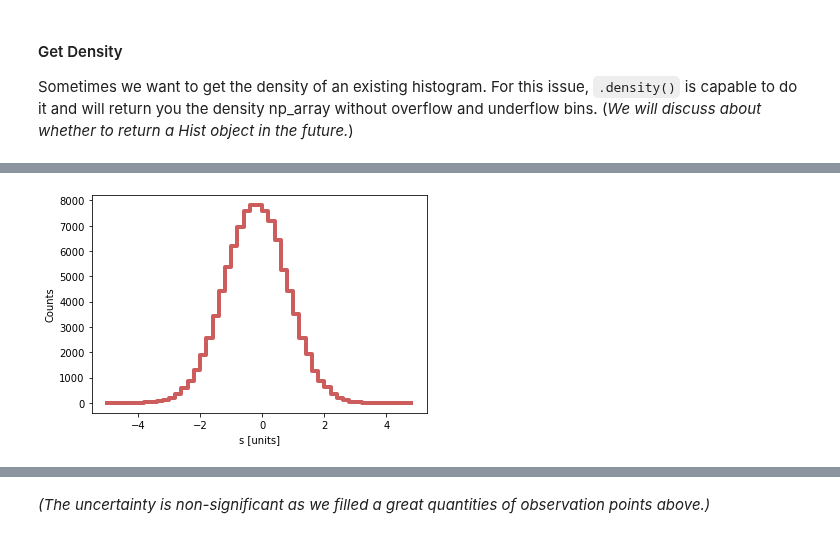
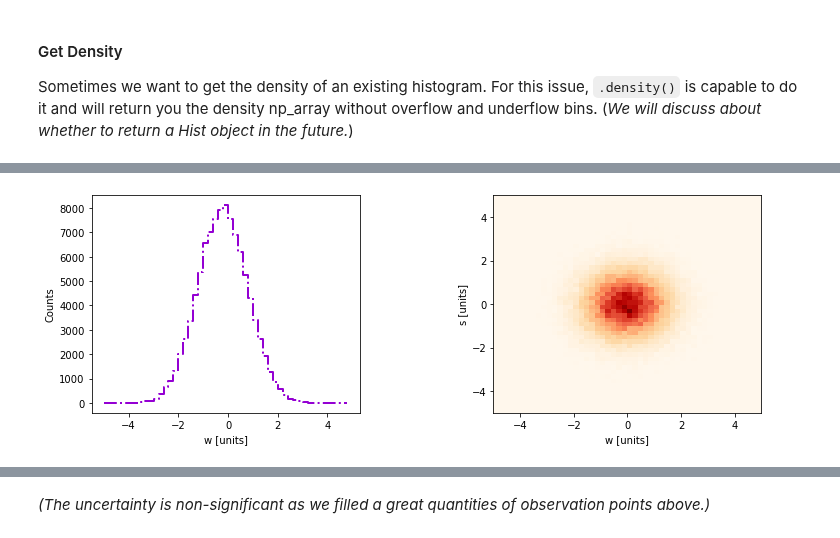
Before and after one commit to scikit-hep/hist, a Jupyter notebook: docs/user-guide/notebooks/Histogram.ipynb, the cells around one changed output, grey strips where cells are left out. Drawn from its saved outputs; the diff is of its cells as text; code cells hidden in the pictures.

Commit message:
docs: add plots (#84)
* docs: add plots

* Update Plots.ipynb

```diff
--- a/docs/user-guide/notebooks/Histogram.ipynb
+++ b/docs/user-guide/notebooks/Histogram.ipynb
@@ -167,11 +147,15 @@ Our plotting methods are all based on Matplotlib, so you can pass Matplotlib's `
 # %%
-# plot1d
-fig = plt.figure(figsize=(6, 4))
-grid = fig.add_gridspec(5, 5, hspace=0, wspace=0)
+import matplotlib.pyplot as plt
 
-ax = fig.add_subplot(grid[:, :])
+# auto-plot
+fig = plt.figure(figsize=(12, 4))
+grid = fig.add_gridspec(10, 10, hspace=0, wspace=0)
 
-ax = h.project("S").plot1d(fig=fig, ax=ax, ls='-', c="indianred", lw=4)
+ax1 = fig.add_subplot(grid[:, 0:4])
+ax2 = fig.add_subplot(grid[:, 6:])
+
+h.project("W").plot(fig=fig, ax=ax1, c="darkviolet", lw=2, ls='-.')
+h.project("W", "S").plot(fig=fig, ax=ax2, cmap="OrRd")
 plt.show()
 # %% [output]
-[figure, old version]
+[figure, new version]
```
Also changed, not shown: parts of 19 cells of this notebook, 2 other files.
